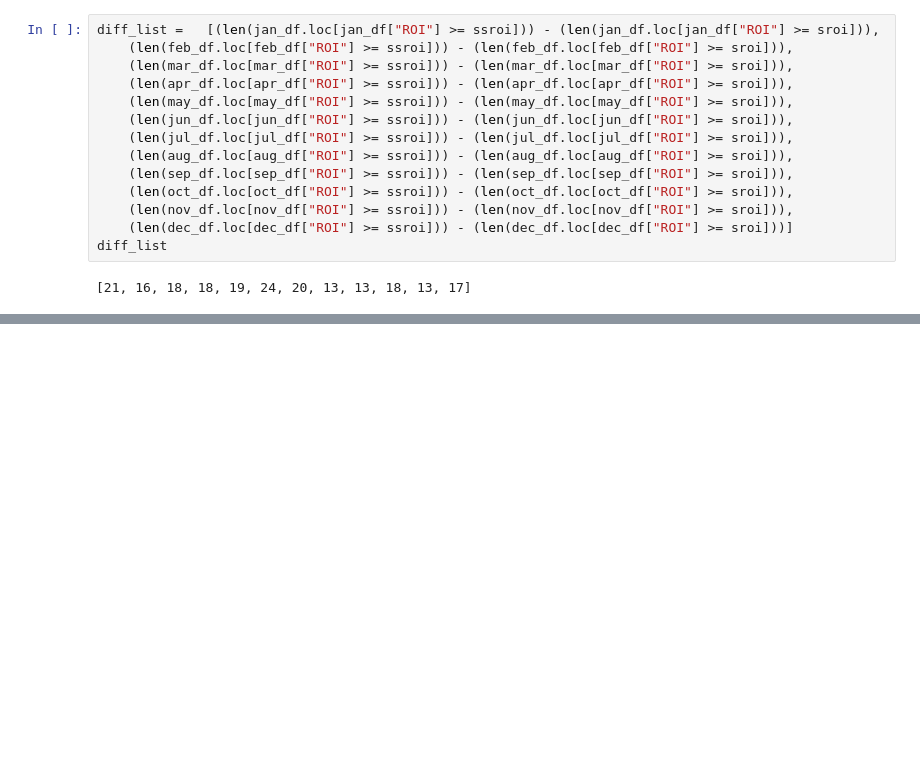
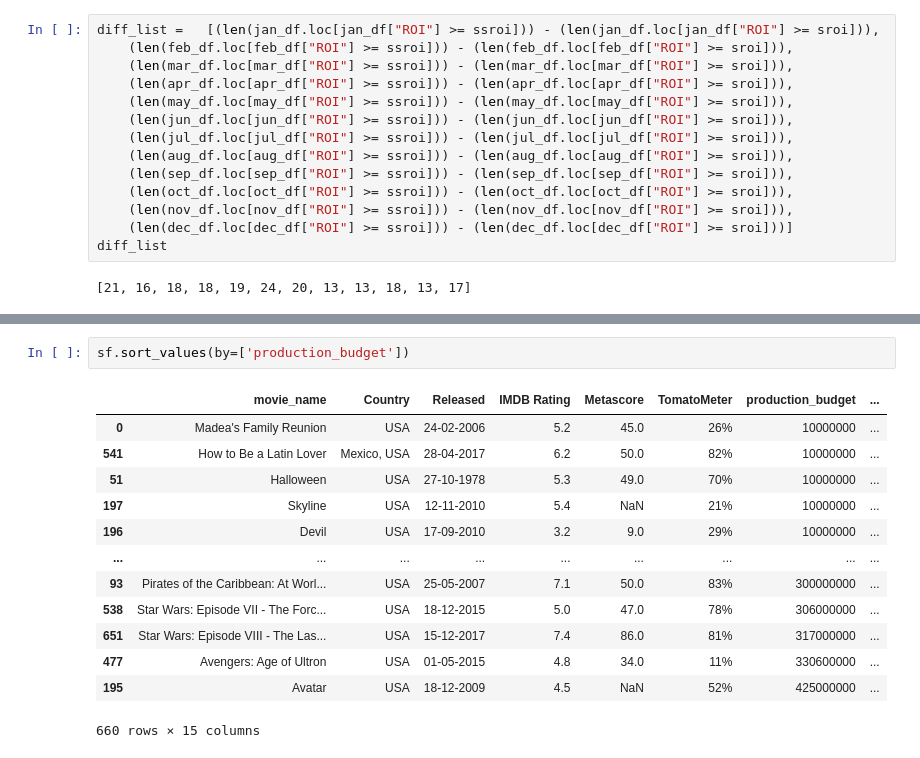
Before and after one commit to cspence001/Boxoffice_Project, a Jupyter notebook: ROI success tests per month.ipynb, the cells around one changed output, grey strips where cells are left out. Saved outputs shown, nothing was run; the diff lists cells and outputs as text; blank space fills up the shorter version.

```diff
--- a/ROI success tests per month.ipynb
+++ b/ROI success tests per month.ipynb
@@ -327,2 +327,18 @@ datadf
 # %% [output]
 SyntaxError: invalid syntax (<ipython-input-68-9d889614118e>, line 4)
+# %%
+sf.sort_values(by=['production_budget'])
+# %% [output]
+|  | movie_name | Country | Released | IMDB Rating | Metascore | TomatoMeter | production_budget | ... |
+| 0 | Madea's Family Reunion | USA | 24-02-2006 | 5.2 | 45.0 | 26% | 10000000 | ... |
+| 541 | How to Be a Latin Lover | Mexico, USA | 28-04-2017 | 6.2 | 50.0 | 82% | 10000000 | ... |
+| 51 | Halloween | USA | 27-10-1978 | 5.3 | 49.0 | 70% | 10000000 | ... |
+| 197 | Skyline | USA | 12-11-2010 | 5.4 | NaN | 21% | 10000000 | ... |
+| 196 | Devil | USA | 17-09-2010 | 3.2 | 9.0 | 29% | 10000000 | ... |
+| ... | ... | ... | ... | ... | ... | ... | ... | ... |
+| 93 | Pirates of the Caribbean: At Worl... | USA | 25-05-2007 | 7.1 | 50.0 | 83% | 300000000 | ... |
+| 538 | Star Wars: Episode VII - The Forc... | USA | 18-12-2015 | 5.0 | 47.0 | 78% | 306000000 | ... |
+| 651 | Star Wars: Episode VIII - The Las... | USA | 15-12-2017 | 7.4 | 86.0 | 81% | 317000000 | ... |
+| 477 | Avengers: Age of Ultron | USA | 01-05-2015 | 4.8 | 34.0 | 11% | 330600000 | ... |
+| 195 | Avatar | USA | 18-12-2009 | 4.5 | NaN | 52% | 425000000 | ... |
+660 rows × 15 columns
```
Also changed, not shown: parts of 4 cells of this notebook.
